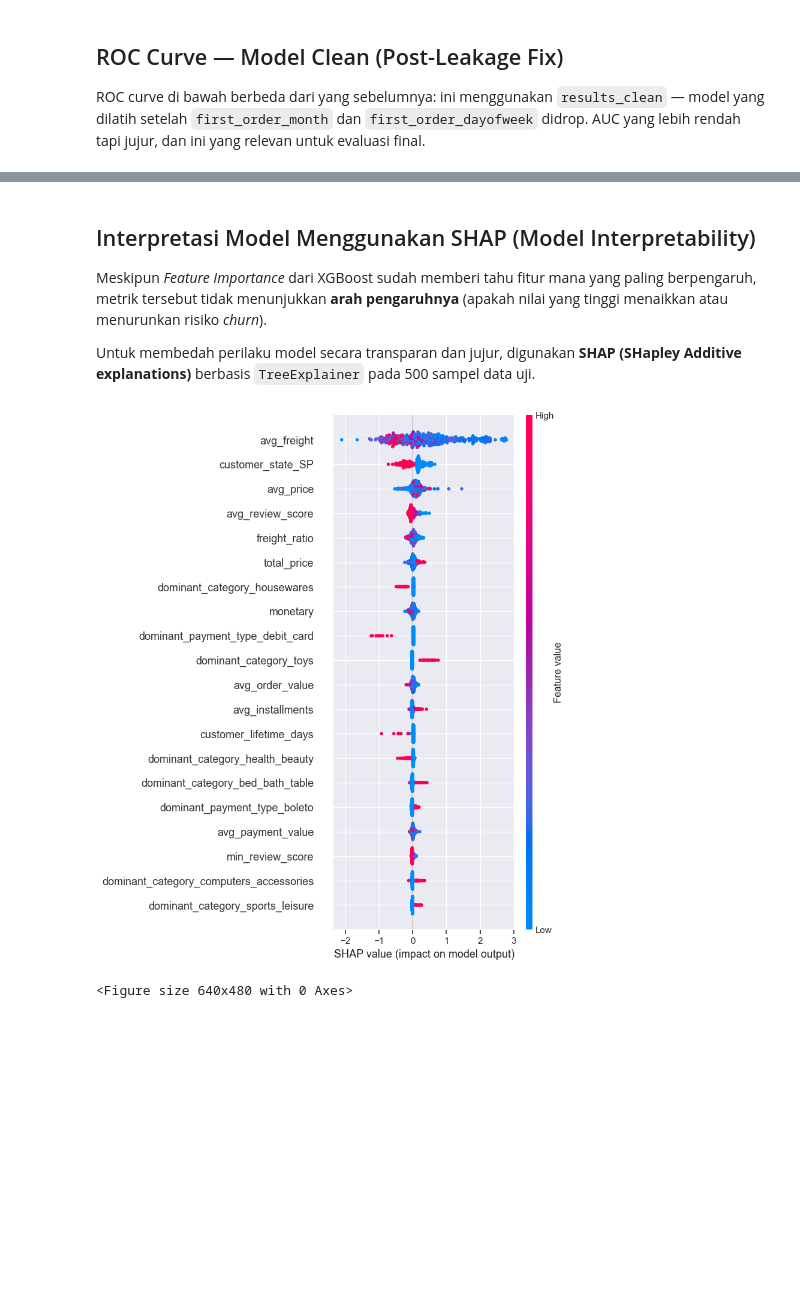
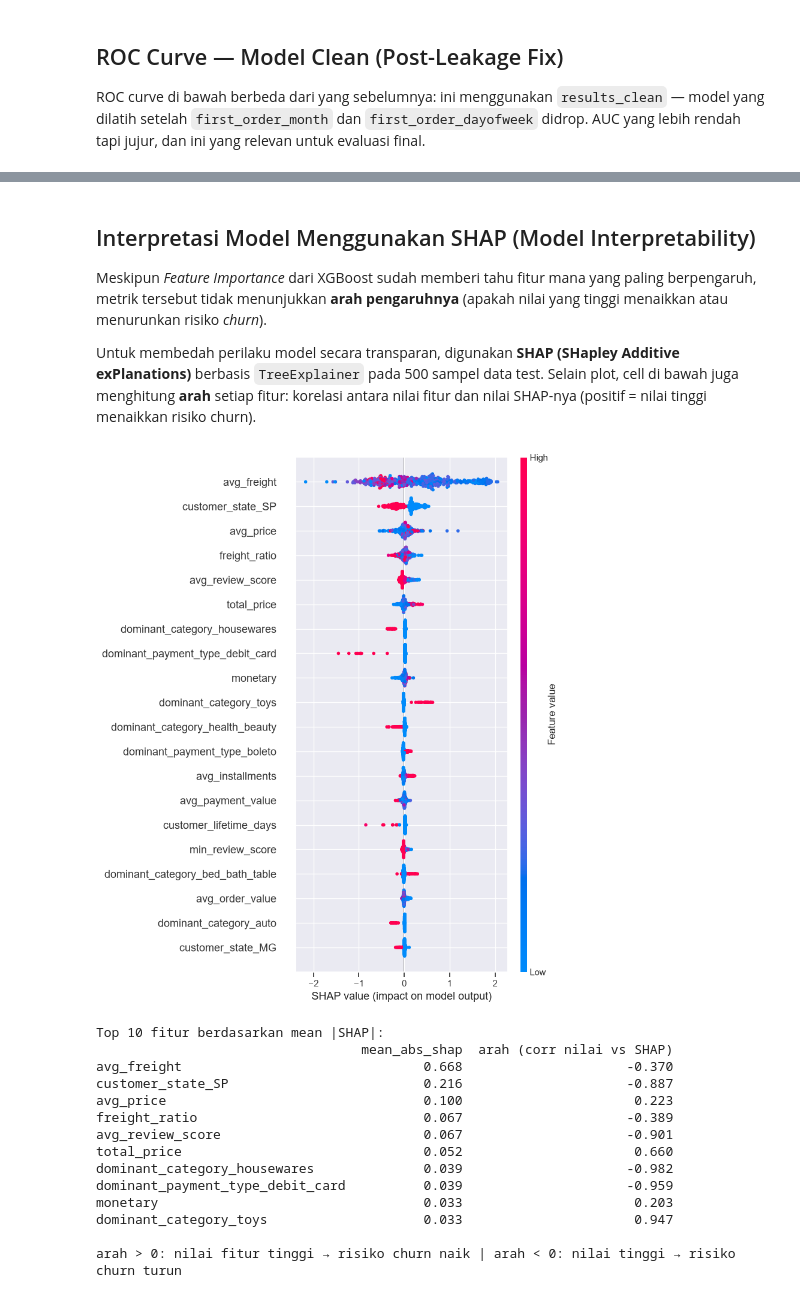
Before and after one commit to FarahAuliaKirana/Churn-Prediction, a Jupyter notebook: notebooks/04_modeling.ipynb, the cells around one changed output, grey strips where cells are left out. Saved outputs shown, nothing was run; the diff lists cells and outputs as text; code cells hidden in the pictures; blank space fills up the shorter version.

```diff
--- a/notebooks/04_modeling.ipynb
+++ b/notebooks/04_modeling.ipynb
@@ -568,7 +578,9 @@ leaky_cols = ['first_order_month', 'first_order_dayofweek']
 feature_cols_clean = [c for c in feature_cols if c not in leaky_cols]
 
 X_train_clean = X_train[feature_cols_clean]
+X_val_clean   = X_val[feature_cols_clean]
 X_test_clean  = X_test[feature_cols_clean]
+X_dev_clean   = X_dev[feature_cols_clean]
 
 # Retrain semua model
 from sklearn.base import clone
@@ -577,15 +589,15 @@ results_clean = {}
 print("=== RETRAIN SETELAH DROP LEAKY FEATURES ===\n")
 for name, pipe in models.items():
     pipe = clone(pipe)
-    # LR tetap pakai X_train_lr — sudah bebas multikolinearitas & tidak mengandung leaky cols
+    # LR tetap pakai features_lr — sudah bebas multikolinearitas, leaky cols ikut di-drop
     if name == 'Logistic Regression':
-        _Xtr = X_train_lr.drop(columns=['first_order_month', 'first_order_dayofweek'], errors='ignore')
-        _Xte = X_test_lr.drop(columns=['first_order_month', 'first_order_dayofweek'], errors='ignore')
-        _Xcv = X_train_lr.drop(columns=['first_order_month', 'first_order_dayofweek'], errors='ignore')
+        _Xtr = X_train_lr.drop(columns=leaky_cols, errors='ignore')
+        _Xte = X_test_lr.drop(columns=leaky_cols, errors='ignore')
+        _Xcv = X_dev_lr.drop(columns=leaky_cols, errors='ignore')
     else:
         _Xtr = X_train_clean
         _Xte = X_test_clean
-        _Xcv = X_train_clean
+        _Xcv = X_dev_clean
 
     pipe.fit(_Xtr, y_train)
     y_pred  = pipe.predict(_Xte)
@@ -593,7 +605,7 @@ for name, pipe in models.items():
 
     auc    = roc_auc_score(y_test, y_proba)
     f1     = f1_score(y_test, y_pred, average='weighted')
-    cv_auc = cross_val_score(pipe, _Xcv, y_train,
+    cv_auc = cross_val_score(pipe, _Xcv, y_dev,
                              cv=cv, scoring='roc_auc', n_jobs=-1)
 
     results_clean[name] = {
@@ -1240,32 +1065,61 @@ Seluruh objek *pipeline* final dari model pemenang ini telah berhasil diexport d
 
 Meskipun *Feature Importance* dari XGBoost sudah memberi tahu fitur mana yang paling berpengaruh, metrik tersebut tidak menunjukkan **arah pengaruhnya** (apakah nilai yang tinggi menaikkan atau menurunkan risiko *churn*).
 
-Untuk membedah perilaku model secara transparan dan jujur, digunakan **SHAP (SHapley Additive explanations)** berbasis `TreeExplainer` pada 500 sampel data uji.
+Untuk membedah perilaku model secara transparan, digunakan **SHAP (SHapley Additive exPlanations)** berbasis `TreeExplainer` pada 500 sampel data test. Selain plot, cell di bawah juga menghitung **arah** setiap fitur: korelasi antara nilai fitur dan nilai SHAP-nya (positif = nilai tinggi menaikkan risiko churn).
 # %%
 # SHAP Values
 import shap
 
 # Extract model dari pipeline (SHAP butuh akses langsung ke model)
 xgb_model = xgb_pipe.named_steps['model']
 
-# Transform data dulu lewat imputer + scaler
-X_test_transformed = xgb_pipe[:-1].transform(X_test_clean)
+# Transform data dulu lewat imputer (pipeline XGBoost tidak memakai scaler)
+X_test_transformed = pd.DataFrame(
+    xgb_pipe[:-1].transform(X_test_clean), columns=feature_cols_clean, index=X_test_clean.index
+)
 
 # SHAP explainer
 explainer = shap.TreeExplainer(xgb_model)
-shap_values = explainer.shap_values(X_test_transformed[:500])  # sample 500 untuk kecepatan
+shap_sample = X_test_transformed.iloc[:500]          # sample 500 untuk kecepatan
+shap_values = explainer.shap_values(shap_sample)
 
 # Summary plot
 shap.summary_plot(
     shap_values,
-    X_test_transformed[:500],
+    shap_sample,
     feature_names=feature_cols_clean,
-    max_display=20
+    max_display=20,
+    show=False
 )
 plt.savefig('../outputs/figures/shap_summary.png', dpi=150, bbox_inches='tight')
+plt.show()
+
+# Ringkasan arah pengaruh: korelasi nilai fitur vs nilai SHAP-nya
+mean_abs = np.abs(shap_values).mean(axis=0)
+direction = [np.corrcoef(shap_sample.iloc[:, i], shap_values[:, i])[0, 1]
+             if shap_sample.iloc[:, i].std() > 0 else np.nan
+             for i in range(shap_values.shape[1])]
+shap_table = pd.DataFrame({'mean_abs_shap': mean_abs, 'arah (corr nilai vs SHAP)': direction},
+                          index=feature_cols_clean).sort_values('mean_abs_shap', ascending=False)
+print("Top 10 fitur berdasarkan mean |SHAP|:")
+print(shap_table.head(10).round(3))
+print("\narah > 0: nilai fitur tinggi → risiko churn naik | arah < 0: nilai tinggi → risiko churn turun")
 # %% [output]
-[figure, old version]
+[figure, new version]
-<Figure size 640x480 with 0 Axes>
+Top 10 fitur berdasarkan mean |SHAP|:
+                                  mean_abs_shap  arah (corr nilai vs SHAP)
+avg_freight                               0.668                     -0.370
+customer_state_SP                         0.216                     -0.887
+avg_price                                 0.100                      0.223
+freight_ratio                             0.067                     -0.389
+avg_review_score                          0.067                     -0.901
+total_price                               0.052                      0.660
+dominant_category_housewares              0.039                     -0.982
+dominant_payment_type_debit_card          0.039                     -0.959
+monetary                                  0.033                      0.203
+dominant_category_toys                    0.033                      0.947
+
+arah > 0: nilai fitur tinggi → risiko churn naik | arah < 0: nilai tinggi → risiko churn turun
 # %% [markdown]
 ## Hasil Interpretasi Model Menggunakan SHAP
 
```
Also changed, not shown: parts of 58 cells of this notebook, 37 other files.
